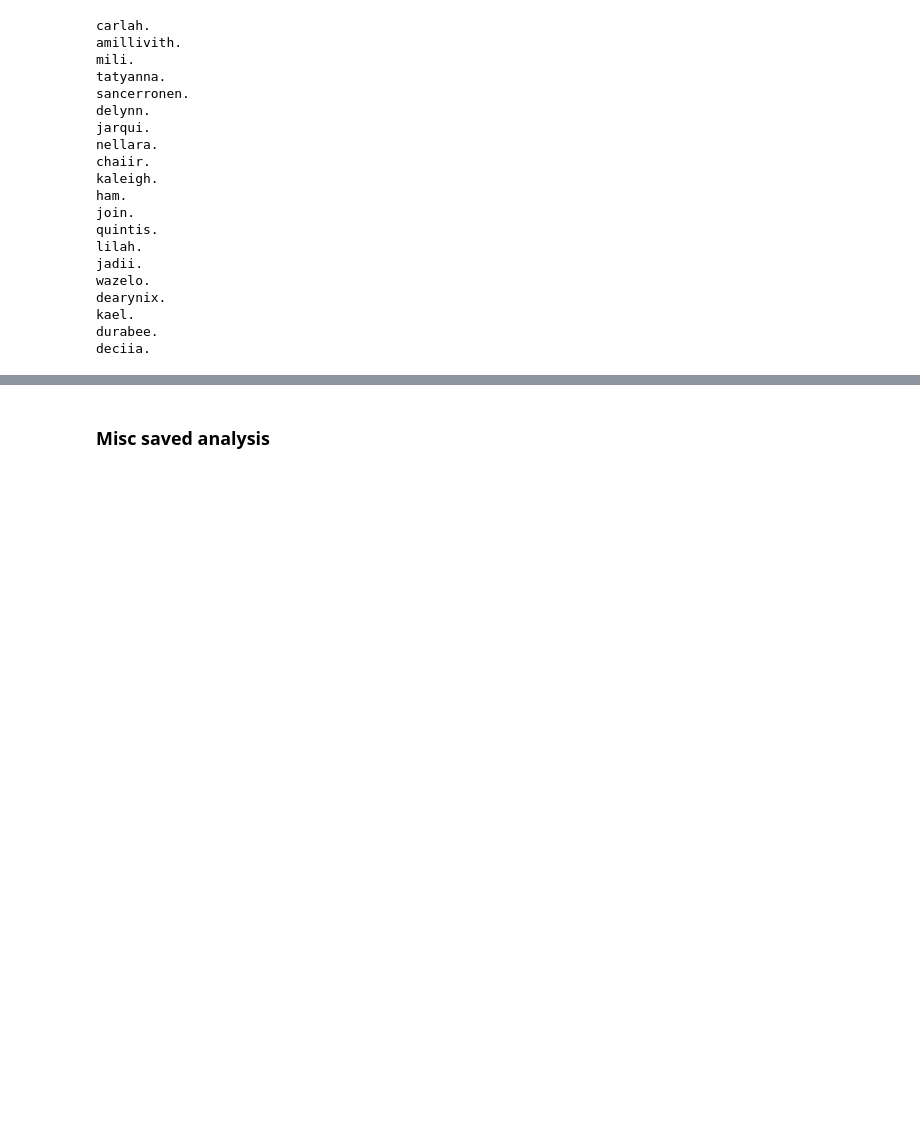
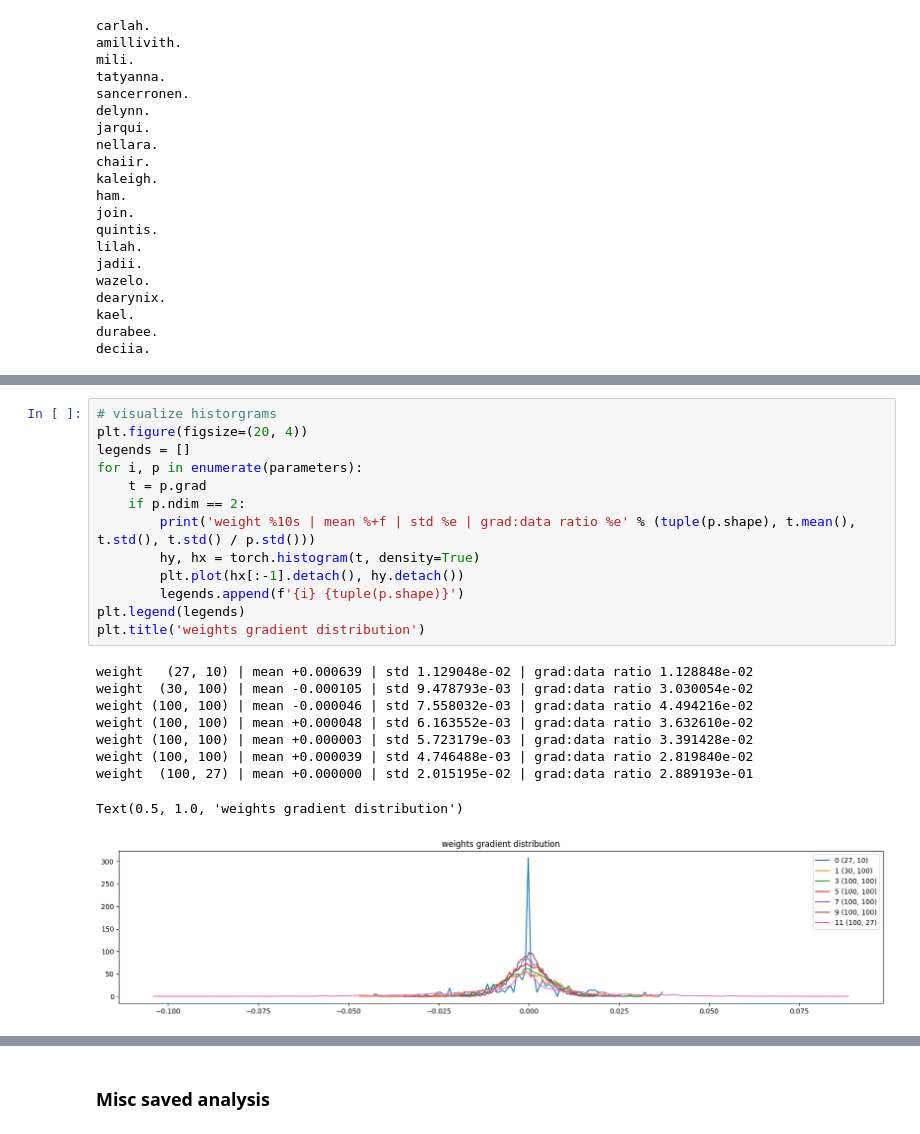
Before and after one commit to teome/aknn, a Jupyter notebook: makemore/makemore_part3_bn.ipynb, the cells around one changed output, grey strips where cells are left out. Saved outputs shown, nothing was run; the diff lists cells and outputs as text; blank space fills up the shorter version.

```diff
--- a/makemore/makemore_part3_bn.ipynb
+++ b/makemore/makemore_part3_bn.ipynb
@@ -259,0 +435,23 @@ deciia.
+# %%
+# visualize historgrams
+plt.figure(figsize=(20, 4))
+legends = []
+for i, p in enumerate(parameters):
+    t = p.grad
+    if p.ndim == 2:
+        print('weight %10s | mean %+f | std %e | grad:data ratio %e' % (tuple(p.shape), t.mean(), t.std(), t.std() / p.std()))
+        hy, hx = torch.histogram(t, density=True)
+        plt.plot(hx[:-1].detach(), hy.detach())
+        legends.append(f'{i} {tuple(p.shape)}')
+plt.legend(legends)
+plt.title('weights gradient distribution')
+# %% [output]
+weight   (27, 10) | mean +0.000639 | std 1.129048e-02 | grad:data ratio 1.128848e-02
+weight  (30, 100) | mean -0.000105 | std 9.478793e-03 | grad:data ratio 3.030054e-02
+weight (100, 100) | mean -0.000046 | std 7.558032e-03 | grad:data ratio 4.494216e-02
+weight (100, 100) | mean +0.000048 | std 6.163552e-03 | grad:data ratio 3.632610e-02
+weight (100, 100) | mean +0.000003 | std 5.723179e-03 | grad:data ratio 3.391428e-02
+weight (100, 100) | mean +0.000039 | std 4.746488e-03 | grad:data ratio 2.819840e-02
+weight  (100, 27) | mean +0.000000 | std 2.015195e-02 | grad:data ratio 2.889193e-01
+Text(0.5, 1.0, 'weights gradient distribution')
+[figure, added]
```
Also changed, not shown: parts of 6 cells of this notebook.
